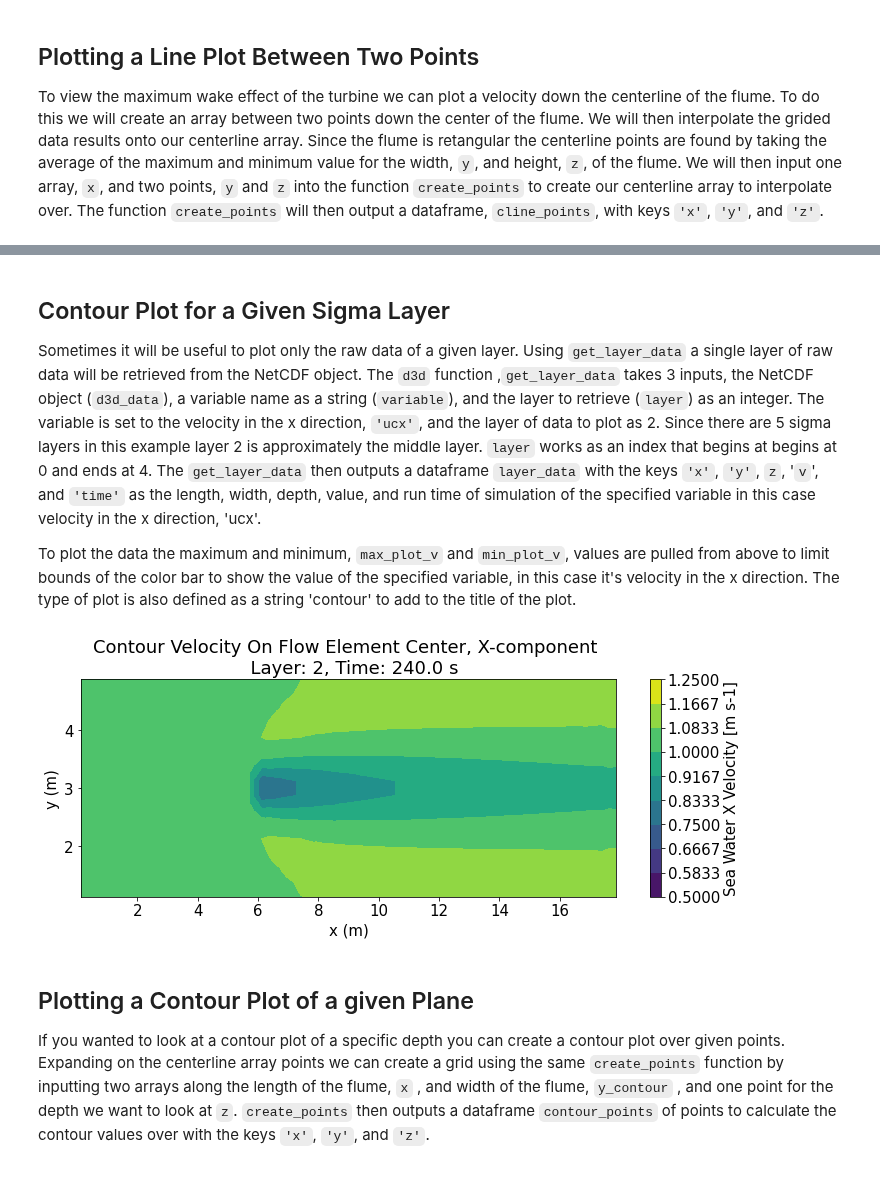
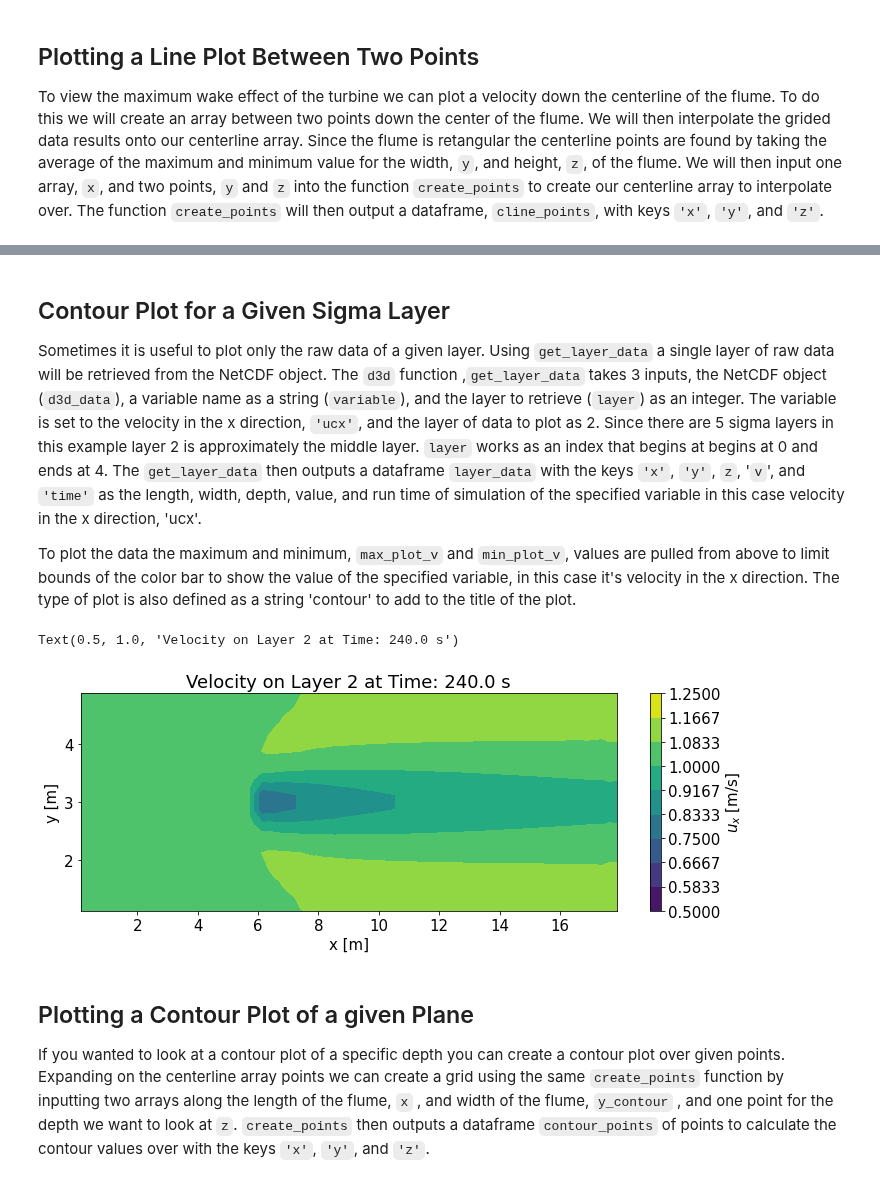
Before and after one commit to MHKiT-Software/MHKiT-Python, a Jupyter notebook: examples/Delft3D_example.ipynb, the cells around one changed output, grey strips where cells are left out. Drawn from its saved outputs; the diff is of its cells as text; code cells hidden in the pictures.

Commit message:
example notebook clean up

```diff
--- a/examples/Delft3D_example.ipynb
+++ b/examples/Delft3D_example.ipynb
@@ -162,33 +153,34 @@ Text(0.5, 1.0, 'Centerline Velocity On Flow Element Center, X-component \n  time
 # %% [markdown]
 ## Contour Plot for a Given Sigma Layer
 
-Sometimes it will be useful to plot only the raw data of a given layer. Using `get_layer_data` a single layer of raw data will be retrieved from the NetCDF object. The `d3d` function ,`get_layer_data` takes 3 inputs, the NetCDF object (`d3d_data`), a variable name as a string (`variable`), and the layer to retrieve (`layer`) as an integer. The variable is set to the velocity in the x direction, `'ucx'`, and the layer of data to plot as 2. Since there are 5 sigma layers in this example layer 2 is approximately the middle layer.  `layer` works as an index that begins at begins at 0 and ends at 4.  The `get_layer_data` then outputs a dataframe `layer_data` with the keys `'x'`, `'y'`, `z`, '`v`', and `'time'` as the length, width, depth, value, and run time of simulation of the specified variable in this case velocity in the x direction, 'ucx'.
+Sometimes it is useful to plot only the raw data of a given layer. Using `get_layer_data` a single layer of raw data will be retrieved from the NetCDF object. The `d3d` function ,`get_layer_data` takes 3 inputs, the NetCDF object (`d3d_data`), a variable name as a string (`variable`), and the layer to retrieve (`layer`) as an integer. The variable is set to the velocity in the x direction, `'ucx'`, and the layer of data to plot as 2. Since there are 5 sigma layers in this example layer 2 is approximately the middle layer.  `layer` works as an index that begins at begins at 0 and ends at 4.  The `get_layer_data` then outputs a dataframe `layer_data` with the keys `'x'`, `'y'`, `z`, '`v`', and `'time'` as the length, width, depth, value, and run time of simulation of the specified variable in this case velocity in the x direction, 'ucx'.
 
 To plot the data the maximum and minimum, `max_plot_v` and `min_plot_v`, values are pulled from above to limit bounds of the color bar to show the value of the specified variable, in this case it's velocity in the x direction. The type of plot is also defined as a string 'contour' to add to the title of the plot.
 # %%
-layer= 2
+# Get layer data
+layer = 2
 layer_data = d3d.get_layer_data(d3d_data, variable, layer)
 
 # Plotting
-Type= 'Contour'
 plt.figure(figsize=(12,4))
-contour_plot = plt.tricontourf(layer_data.x ,layer_data.y, layer_data.v, vmin=min_plot_v,vmax=max_plot_v,
-                            levels=np.linspace(min_plot_v,max_plot_v,10))
+contour_plot = plt.tricontourf(
+    layer_data.x,
+    layer_data.y,
+    layer_data.v,
+    vmin=min_plot_v,
+    vmax=max_plot_v,
+    levels=np.linspace(min_plot_v,max_plot_v,10)
+)
 
-plt.xlabel('x (m)')
-plt.ylabel('y (m)')
+cbar = plt.colorbar(contour_plot)
+cbar.set_label('$u_x$ [m/s]')
 
-title_name= f'{d3d_data.variables[variable].long_name}'
-title_label=' '.join([x.capitalize() for x in title_name.split(' ')])
-plt.title(f'{Type} {title_label} \n  Layer: {layer}, Time: {layer_data.time[1]} s')
-
-
-cbar= plt.colorbar(contour_plot)
-cbar_name= f'{d3d_data.variables[variable].standard_name}'
-cbar_label=' '.join([x.capitalize() for x in cbar_name.split('_')])
-cbar.set_label(f'{cbar_label} [{d3d_data.variables[variable].units}]')
+plt.xlabel('x [m]')
+plt.ylabel('y [m]')
+plt.title(f'Velocity on Layer {layer} at Time: {layer_data.time[1]} s')
 # %% [output]
+Text(0.5, 1.0, 'Velocity on Layer 2 at Time: 240.0 s')
-[figure, old version]
+[figure, new version]
 # %% [markdown]
 ## Plotting a Contour Plot of a given Plane
 
```
Also changed, not shown: parts of 13 cells of this notebook.
